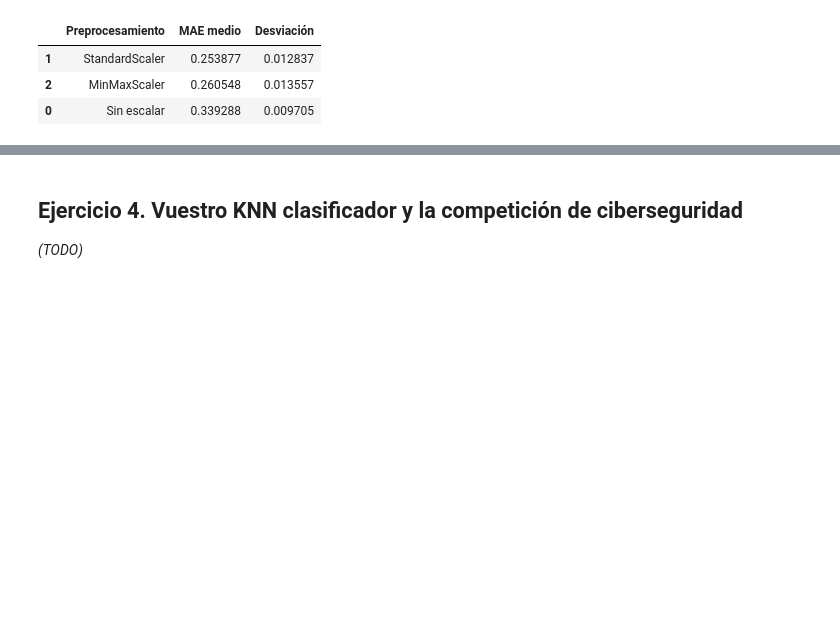
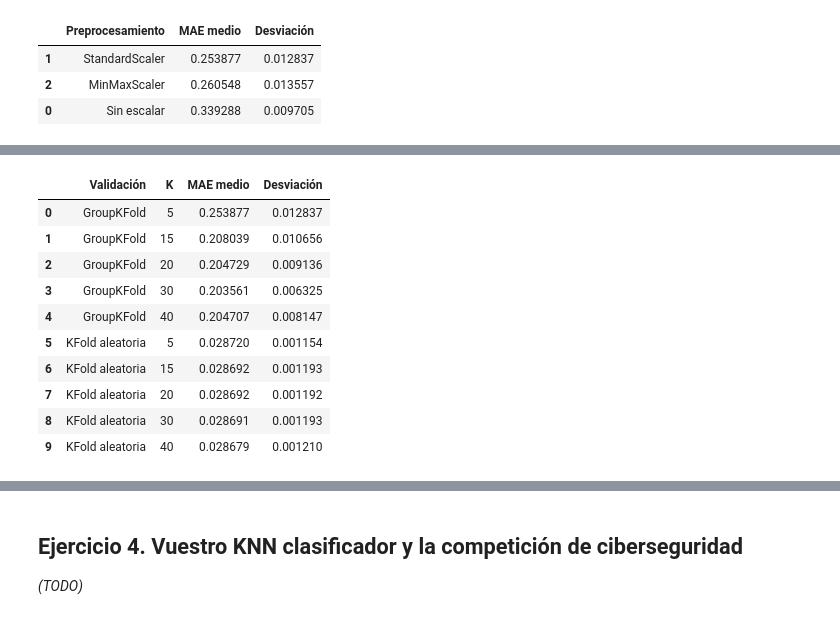
Before and after one commit to miguelang17/Practica_2, a Jupyter notebook: P2_alumnos/P2/Cuaderno/p2_grupoN.ipynb, the cells around one changed output, grey strips where cells are left out. Saved outputs shown, nothing was run; the diff lists cells and outputs as text; code cells hidden in the pictures; blank space fills up the shorter version.

```diff
--- a/P2_alumnos/P2/Cuaderno/p2_grupoN.ipynb
+++ b/P2_alumnos/P2/Cuaderno/p2_grupoN.ipynb
@@ -762,0 +881,49 @@ Para evitar que ejecuciones de una misma configuración aparezcan simultáneamen
+# %%
+resultados_validacion = []
+
+esquemas = [
+    ("GroupKFold", cv_agrupada, grupos_latencia),
+    ("KFold aleatoria", cv_aleatoria, None)
+]
+
+for nombre_cv, cv, grupos in esquemas:
+    for k in [5, 15, 20, 30, 40]:
+
+        modelo = Pipeline([
+            ("preprocesamiento", preprocesamientos["StandardScaler"]),
+            ("knn", KNeighborsRegressor(
+                n_neighbors=k,
+                weights="distance"
+            ))
+        ])
+
+        errores = -cross_val_score(
+            modelo,
+            X_lat,
+            y_lat,
+            cv=cv,
+            groups=grupos,
+            scoring="neg_mean_absolute_error"
+        )
+
+        resultados_validacion.append({
+            "Validación": nombre_cv,
+            "K": k,
+            "MAE medio": errores.mean(),
+            "Desviación": errores.std()
+        })
+
+tabla_validacion = pd.DataFrame(resultados_validacion)
+display(tabla_validacion)
+# %% [output]
+|  | Validación | K | MAE medio | Desviación |
+| 0 | GroupKFold | 5 | 0.253877 | 0.012837 |
+| 1 | GroupKFold | 15 | 0.208039 | 0.010656 |
+| 2 | GroupKFold | 20 | 0.204729 | 0.009136 |
+| 3 | GroupKFold | 30 | 0.203561 | 0.006325 |
+| 4 | GroupKFold | 40 | 0.204707 | 0.008147 |
+| 5 | KFold aleatoria | 5 | 0.028720 | 0.001154 |
+| 6 | KFold aleatoria | 15 | 0.028692 | 0.001193 |
+| 7 | KFold aleatoria | 20 | 0.028692 | 0.001192 |
+| 8 | KFold aleatoria | 30 | 0.028691 | 0.001193 |
+| 9 | KFold aleatoria | 40 | 0.028679 | 0.001210 |
```
Also changed, not shown: parts of 15 cells of this notebook.
